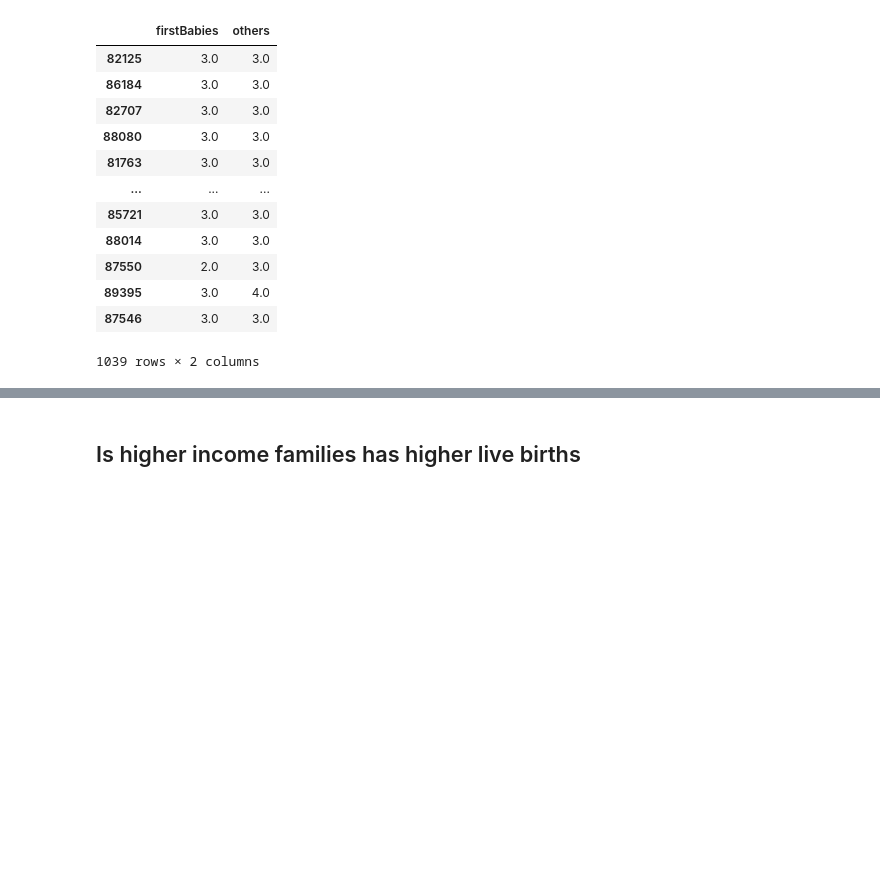
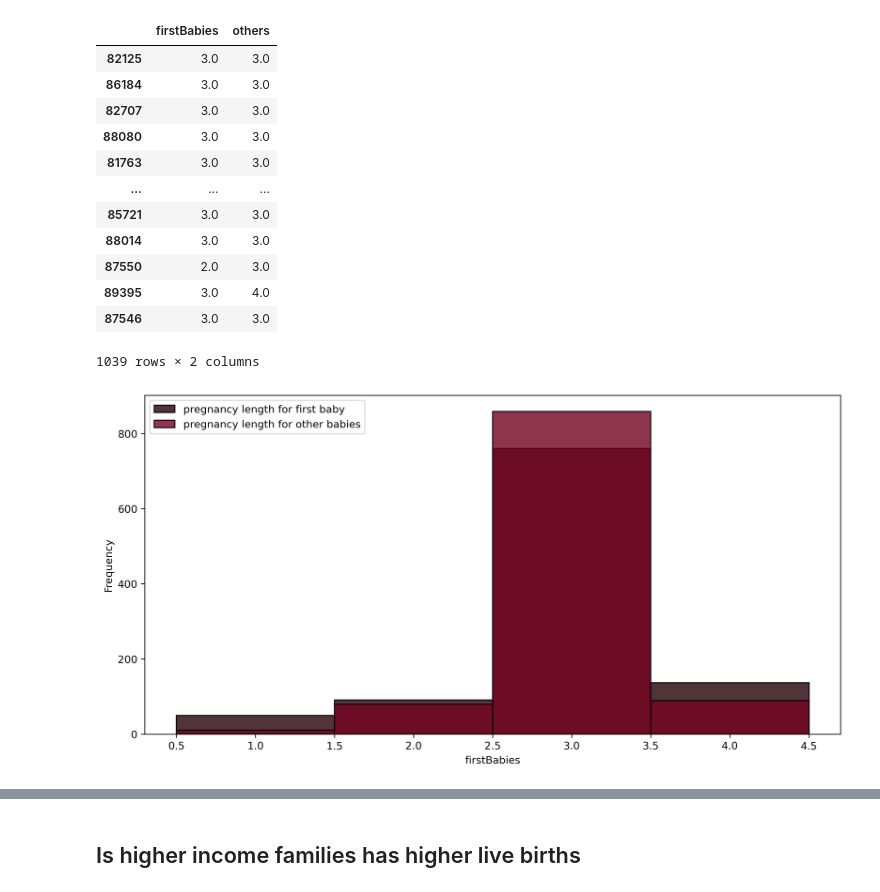
Before and after one commit to ashen007/National-Survey-of-Family-Growth, a Jupyter notebook: National Survey of Family Growth/Notebooks/pregnancy.ipynb, the cells around one changed output, grey strips where cells are left out. Saved outputs shown, nothing was run; the diff lists cells and outputs as text; code cells hidden in the pictures; blank space fills up the shorter version.

Commit message:
make conclusion on same mother pregnancy length.

```diff
--- a/National Survey of Family Growth/Notebooks/pregnancy.ipynb
+++ b/National Survey of Family Growth/Notebooks/pregnancy.ipynb
@@ -540,3 +546,24 @@ preg_len
 | 89395 | 3.0 | 4.0 |
 | 87546 | 3.0 | 3.0 |
 1039 rows × 2 columns
+# %%
+preg_len_same_mom = DrawGraph(preg_len)
+preg_len_same_mom_summery = SummeryStat(preg_len, ['firstBabies', 'others'])
+# %%
+graphing.create_figure([12, 6], 300)
+preg_len_same_mom.hist(x='firstBabies',
+                       stat='frequency',
+                       color='#260108',
+                       discrete=True,
+                       alpha=0.8,
+                       label="pregnancy length for first baby")
+preg_len_same_mom.hist(x='others',
+                       stat='frequency',
+                       color='#730220',
+                       discrete=True,
+                       alpha=0.8,
+                       label="pregnancy length for other babies")
+plt.legend()
+graphing.show()
+# %% [output]
+[figure, added]
```
Also changed, not shown: parts of 6 cells of this notebook.
